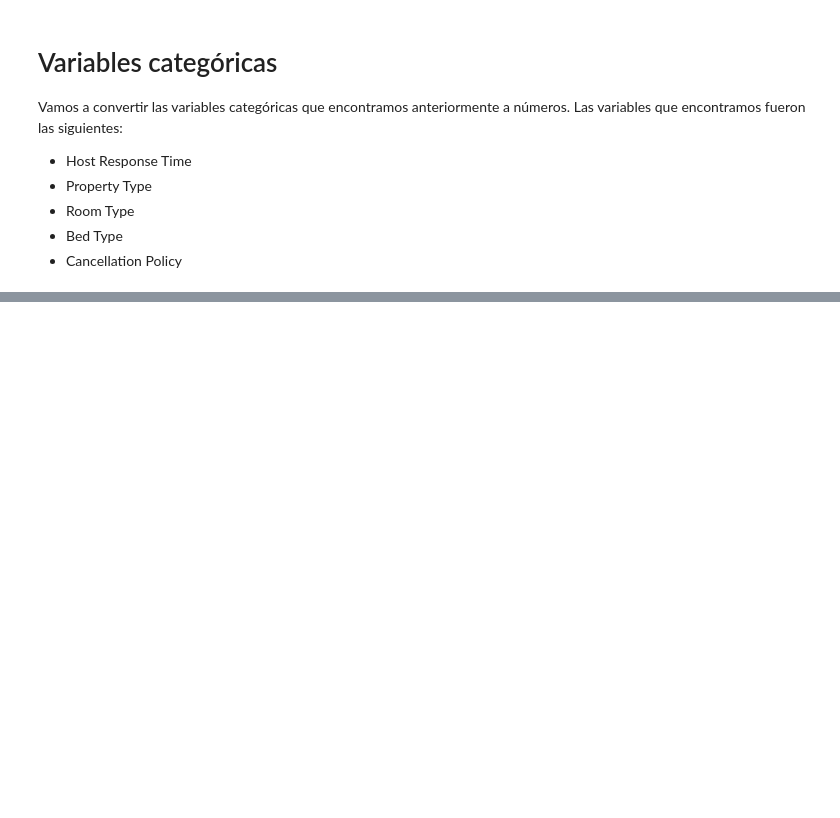
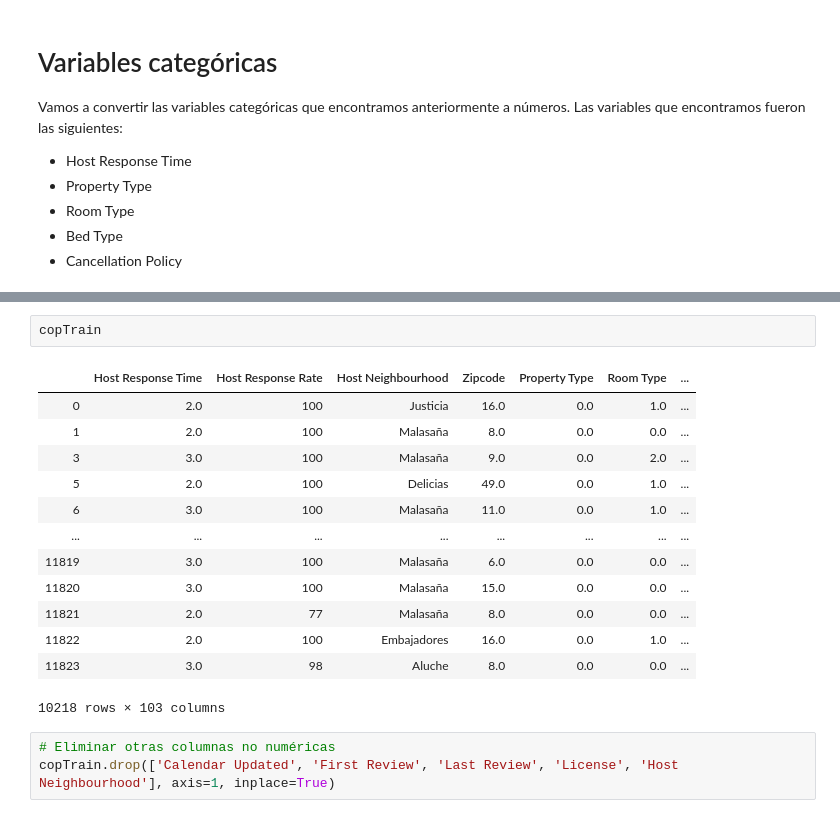
Before and after one commit to Dynam1co/ML_PrediccionPrecioVivienda, a Jupyter notebook: resolucion.ipynb, the cells around one changed output, grey strips where cells are left out. Cells and saved outputs as stored; diff of their text form; blank space fills up the shorter version.

```diff
--- a/resolucion.ipynb
+++ b/resolucion.ipynb
@@ -830,0 +892,19 @@ Vamos a convertir las variables categóricas que encontramos anteriormente a nú
+# %%
+copTrain
+# %% [output]
+|  | Host Response Time | Host Response Rate | Host Neighbourhood | Zipcode | Property Type | Room Type | ... |
+| 0 | 2.0 | 100 | Justicia | 16.0 | 0.0 | 1.0 | ... |
+| 1 | 2.0 | 100 | Malasaña | 8.0 | 0.0 | 0.0 | ... |
+| 3 | 3.0 | 100 | Malasaña | 9.0 | 0.0 | 2.0 | ... |
+| 5 | 2.0 | 100 | Delicias | 49.0 | 0.0 | 1.0 | ... |
+| 6 | 3.0 | 100 | Malasaña | 11.0 | 0.0 | 1.0 | ... |
+| ... | ... | ... | ... | ... | ... | ... | ... |
+| 11819 | 3.0 | 100 | Malasaña | 6.0 | 0.0 | 0.0 | ... |
+| 11820 | 3.0 | 100 | Malasaña | 15.0 | 0.0 | 0.0 | ... |
+| 11821 | 2.0 | 77 | Malasaña | 8.0 | 0.0 | 0.0 | ... |
+| 11822 | 2.0 | 100 | Embajadores | 16.0 | 0.0 | 1.0 | ... |
+| 11823 | 3.0 | 98 | Aluche | 8.0 | 0.0 | 0.0 | ... |
+10218 rows × 103 columns
+# %%
+# Eliminar otras columnas no numéricas
+copTrain.drop(['Calendar Updated', 'First Review', 'Last Review', 'License', 'Host Neighbourhood'], axis=1, inplace=True)
```
Also changed, not shown: parts of 14 cells of this notebook.
